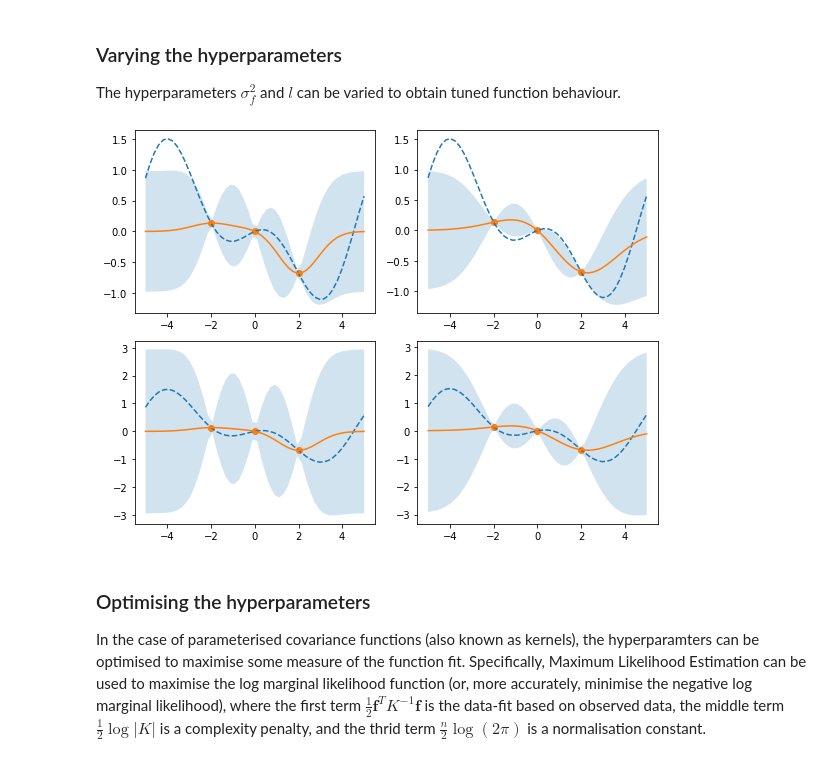
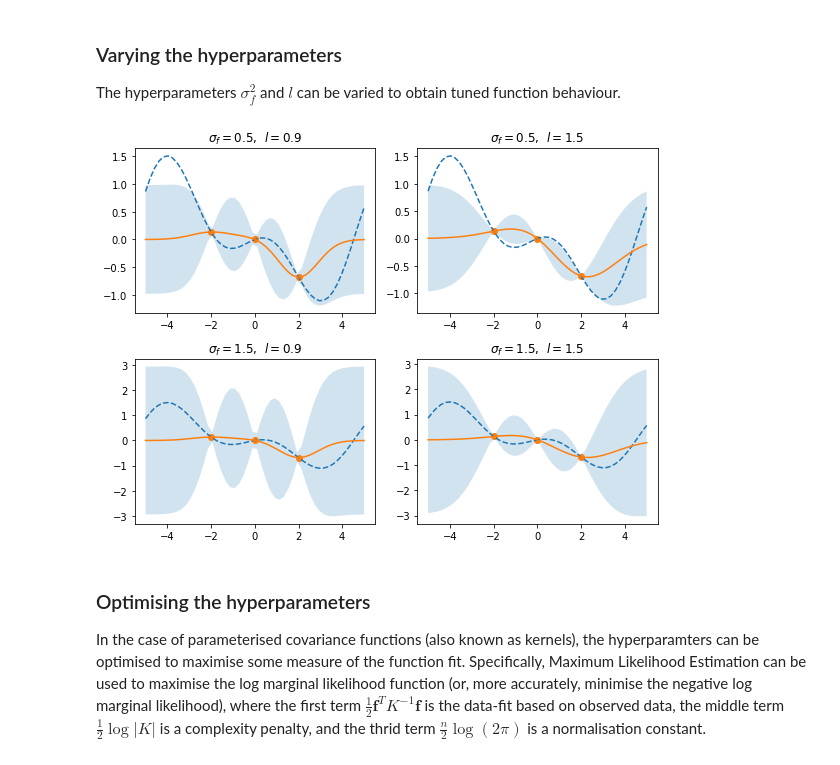
Before and after one commit to MGuo-Lab/oodx, a Jupyter notebook: notebooks/gaussian_processes.ipynb, the cells around one changed output. Saved outputs shown, nothing was run; the diff lists cells and outputs as text; code cells hidden in the pictures.

```diff
--- a/notebooks/gaussian_processes.ipynb
+++ b/notebooks/gaussian_processes.ipynb
@@ -192,23 +193,24 @@ The hyperparameters $\sigma_f^2$ and $l$ can be varied to obtain tuned function
 # %%
 sigma_f = [0.5, 1.5]
 l = [0.9, 1.5]
 
 fig, axs = plt.subplots(2, 2, figsize=(8,6))
 
 for i in range(axs.shape[0]):
     for j in range(axs.shape[1]):
         mean, var = posterior(X, f, x, sigma_f[i], l[j])
         std = np.sqrt(np.diag(var))
 
         axs[i, j].plot(x, f_true, '--')
         axs[i, j].plot(x, mean)
         axs[i, j].fill_between(x.ravel(), mean + 1.96 * std, mean - 1.96 * std, alpha=0.2)
         axs[i, j].scatter(X, f)
+        axs[i, j].title.set_text('$\sigma_f={}$,  $l={}$'.format(sigma_f[i], l[j]))
 
 plt.tight_layout()
 plt.show()
 # %% [output]
-[figure, old version]
+[figure, new version]
 # %% [markdown]
 ### Optimising the hyperparameters
 
```
Also changed, not shown: parts of 39 cells of this notebook, 1 other file.
